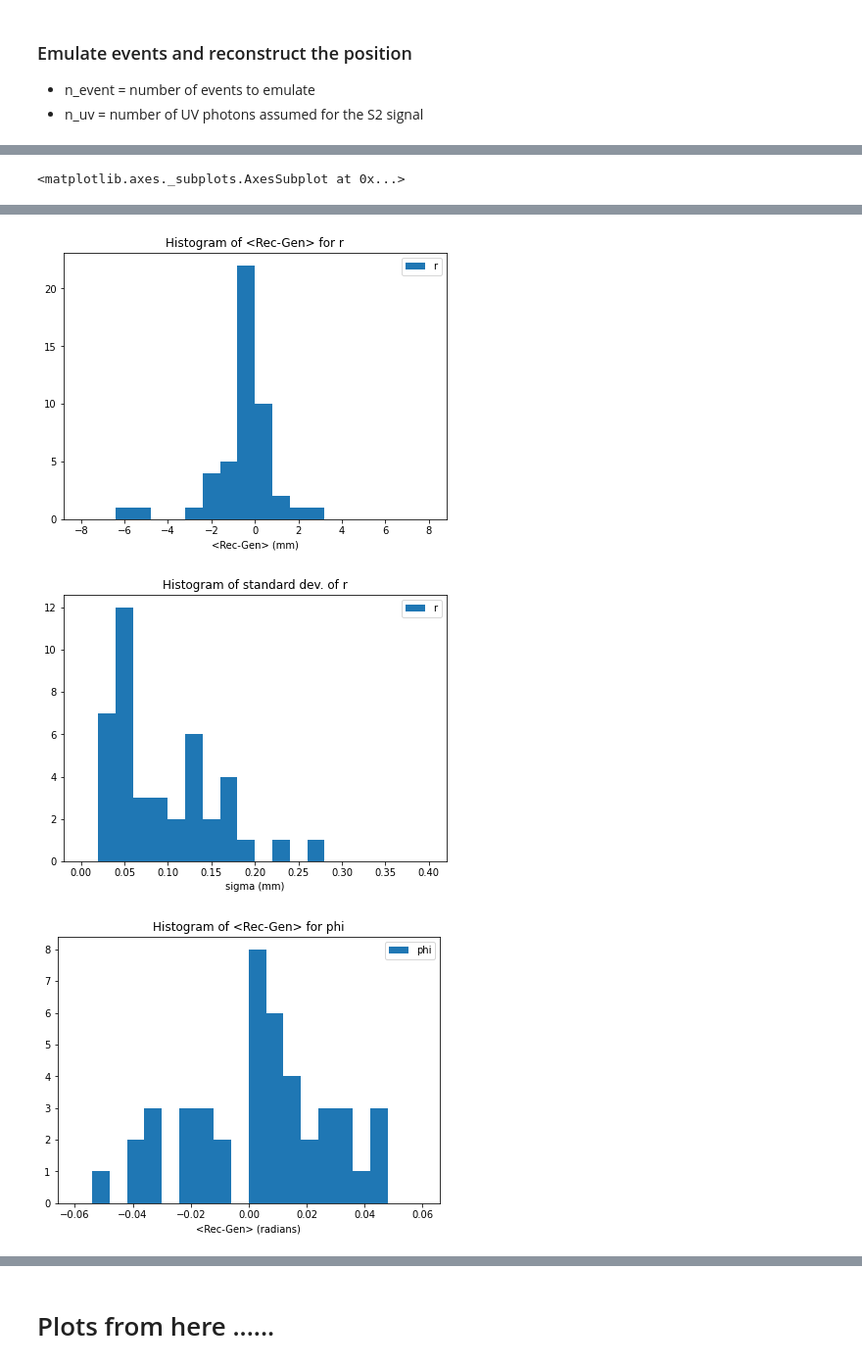
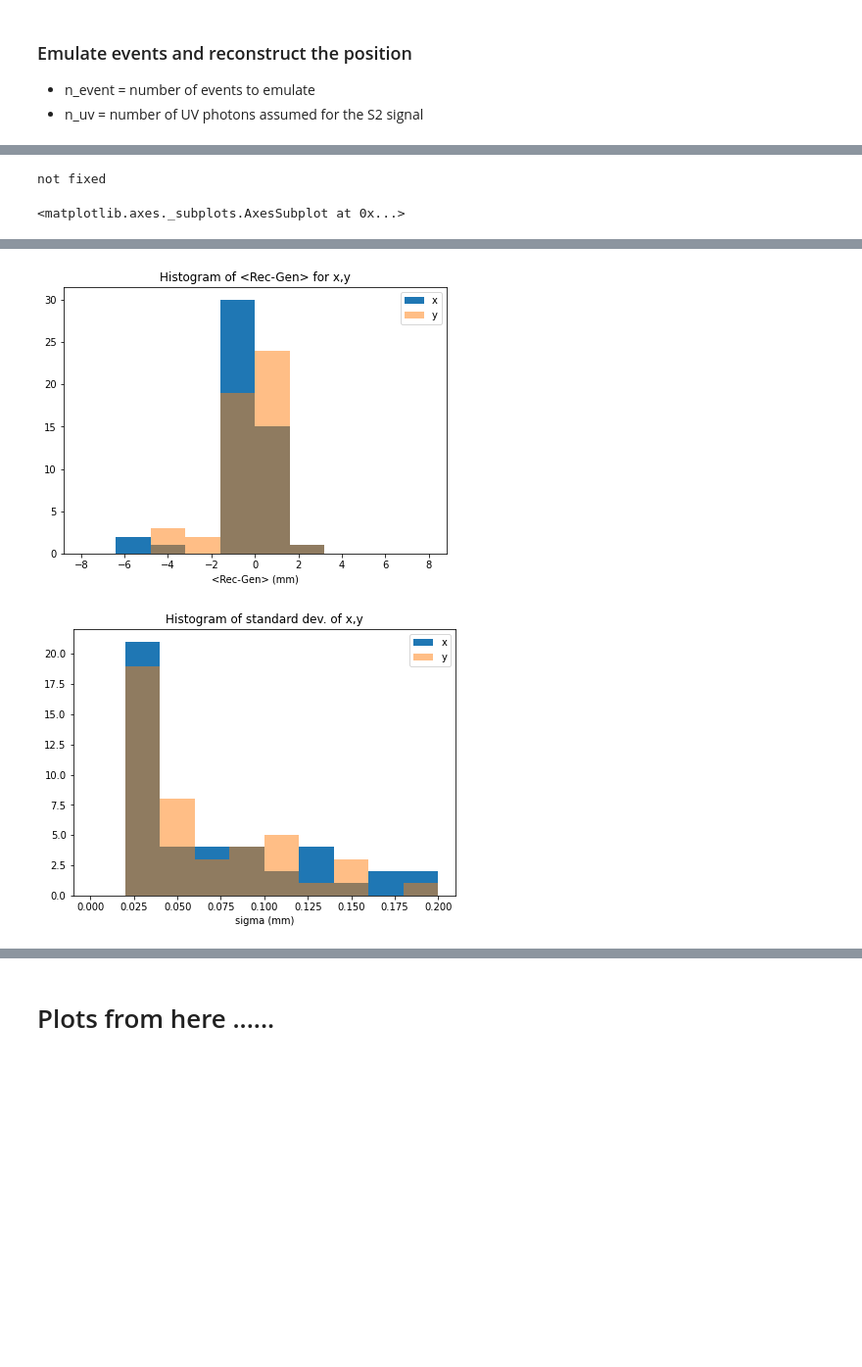
Before and after one commit to LeonoraIrene/SiPM, a Jupyter notebook: SiPMsimulatorXAMS.ipynb, the cells around one changed output, grey strips where cells are left out. Shown at 98% size. Saved outputs shown, nothing was run; the diff lists cells and outputs as text; code cells hidden in the pictures; blank space fills up the shorter version.

```diff
--- a/SiPMsimulatorXAMS.ipynb
+++ b/SiPMsimulatorXAMS.ipynb
@@ -232,0 +202,17 @@ reconstruction done
+# %%
+#Take all recs for meta data
+ana_fixed = Analysis(recs=recs_fixed, xsize=xbins, ysize=ybins)
+
+#put relevant data from recs into np arrays
+ana_fixed.merge()
+
+#plot!
+    #possible types: "xdif", "ydif", "rdif", "phidif", "xsig", "ysig", "rsig", "phisig"
+ana_fixed.plot2d(type = "xdif", cmap ='Spectral')
+ana_fixed.plot2d(type = "ydif", cmap ='Spectral')
+ana_fixed.plot2d(type = "rdif", cmap ='Spectral')
+ana_fixed.plot2d(type = "phidif", cmap ='Spectral')
+ana_fixed.plot2d(type = "xsig", cmap ='Reds')
+ana_fixed.plot2d(type = "ysig", cmap ='Reds')
+ana_fixed.plot2d(type = "rsig", cmap ='Reds')
+ana_fixed.plot2d(type = "phisig", cmap ='Reds')
@@ -270,12 +265,22 @@ plt.show()
 # %%
-bins = 20
+bins = 10
+
 
 #plot 1d histograms for prevalence of values plotted in above 2d plots
+ana_fixed.plot(type = "xydif", bins = bins, range = (-8,8))
+ana_fixed.plot(type = "xysig", bins =bins , range = (0,0.2))
+#ana_fixed.plot(type = "rdif", bins = bins, range = (-8,8))
+#ana_fixed.plot(type = "rsig", bins =bins , range = (0,0.4))
+#ana_fixed.plot(type = "phidif", bins =bins, range = (-0.06,0.06))
+#ana_fixed.plot(type = "phisig", bins =bins, range = (0,1.2))
+
+#NOT FIXED
 ana.plot(type = "xydif", bins = bins, range = (-8,8))
-ana.plot(type = "xysig", bins =bins , range = (0,0.4))
-ana.plot(type = "rdif", bins = bins, range = (-8,8))
-ana.plot(type = "rsig", bins =bins , range = (0,0.4))
-ana.plot(type = "phidif", bins =bins, range = (-0.06,0.06))
-ana.plot(type = "phisig", bins =bins, range = (0,1.2))
+ana.plot(type = "xysig", bins =bins , range = (0,0.2))
+#ana.plot(type = "rdif", bins = bins, range = (-8,8))
+#ana.plot(type = "rsig", bins =bins , range = (0,0.4))
+#ana.plot(type = "phidif", bins =bins, range = (-0.06,0.06))
+#ana.plot(type = "phisig", bins =bins, range = (0,1.2))
 # %% [output]
-<matplotlib.axes._subplots.AxesSubplot at 0x...>
+not fixed
+<matplotlib.axes._subplots.AxesSubplot at 0x...>
@@ -284,3 +289,2 @@ ana.plot(type = "phisig", bins =bins, range = (0,1.2))
-[figure, old version]
+[figure, new version]
-[figure, old version]
+[figure, new version]
-[figure, removed]
```
Also changed, not shown: parts of 11 cells of this notebook, 2 other files.
